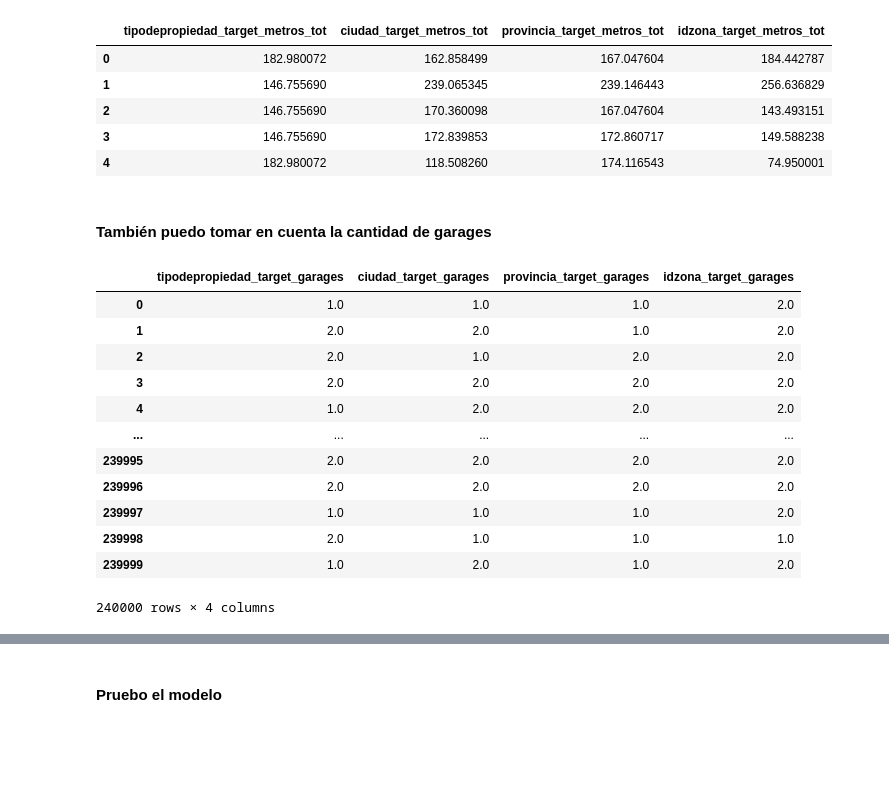
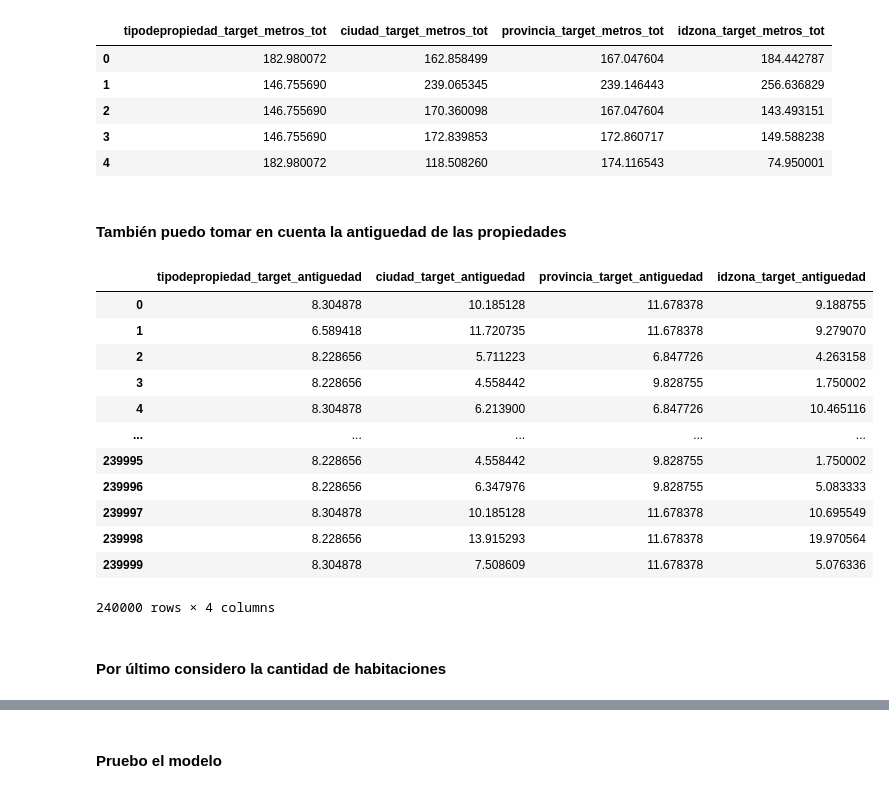
Before and after one commit to luctiz/Grupo43-TP2, a Jupyter notebook: TP2.ipynb, the cells around one changed output, grey strips where cells are left out. Saved outputs shown, nothing was run; the diff lists cells and outputs as text; code cells hidden in the pictures; blank space fills up the shorter version.

```diff
--- a/TP2.ipynb
+++ b/TP2.ipynb
@@ -585,7 +545,7 @@ target_encoder_metros_tot_test.head()
 | 3 | 146.755690 | 172.839853 | 172.860717 | 149.588238 |
 | 4 | 182.980072 | 118.508260 | 174.116543 | 74.950001 |
 # %% [markdown]
-#### También puedo tomar en cuenta la cantidad de garages
+#### También puedo tomar en cuenta la antiguedad de las propiedades
 # %%
 cat_cols = ['tipodepropiedad','ciudad', 'provincia', 'idzona']
 target_enc = ce.TargetEncoder(cols = cat_cols)
@@ -595,16 +555,18 @@ target_encoder_garages_test = target_enc.transform(test[cat_cols]).add_suffix('_
-# %%
-target_encoder_garages
-# %% [output]
-|  | tipodepropiedad_target_garages | ciudad_target_garages | provincia_target_garages | idzona_target_garages |
-| 0 | 1.0 | 1.0 | 1.0 | 2.0 |
-| 1 | 2.0 | 2.0 | 1.0 | 2.0 |
-| 2 | 2.0 | 1.0 | 2.0 | 2.0 |
-| 3 | 2.0 | 2.0 | 2.0 | 2.0 |
-| 4 | 1.0 | 2.0 | 2.0 | 2.0 |
-| ... | ... | ... | ... | ... |
-| 239995 | 2.0 | 2.0 | 2.0 | 2.0 |
-| 239996 | 2.0 | 2.0 | 2.0 | 2.0 |
-| 239997 | 1.0 | 1.0 | 1.0 | 2.0 |
-| 239998 | 2.0 | 1.0 | 1.0 | 1.0 |
-| 239999 | 1.0 | 2.0 | 1.0 | 2.0 |
-240000 rows × 4 columns
+# %%
+target_encoder_antiguedad
+# %% [output]
+|  | tipodepropiedad_target_antiguedad | ciudad_target_antiguedad | provincia_target_antiguedad | idzona_target_antiguedad |
+| 0 | 8.304878 | 10.185128 | 11.678378 | 9.188755 |
+| 1 | 6.589418 | 11.720735 | 11.678378 | 9.279070 |
+| 2 | 8.228656 | 5.711223 | 6.847726 | 4.263158 |
+| 3 | 8.228656 | 4.558442 | 9.828755 | 1.750002 |
+| 4 | 8.304878 | 6.213900 | 6.847726 | 10.465116 |
+| ... | ... | ... | ... | ... |
+| 239995 | 8.228656 | 4.558442 | 9.828755 | 1.750002 |
+| 239996 | 8.228656 | 6.347976 | 9.828755 | 5.083333 |
+| 239997 | 8.304878 | 10.185128 | 11.678378 | 10.695549 |
+| 239998 | 8.228656 | 13.915293 | 11.678378 | 19.970564 |
+| 239999 | 8.304878 | 7.508609 | 11.678378 | 5.076336 |
+240000 rows × 4 columns
+# %% [markdown]
+#### Por último considero la cantidad de habitaciones
```
Also changed, not shown: parts of 20 cells of this notebook.
